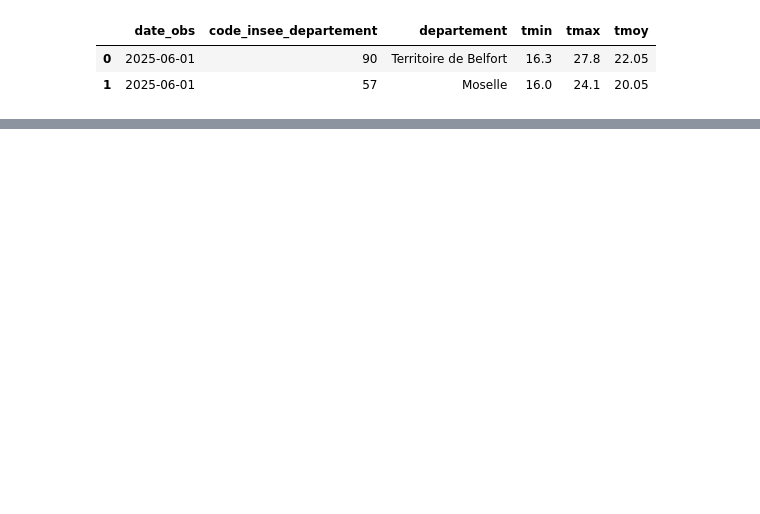
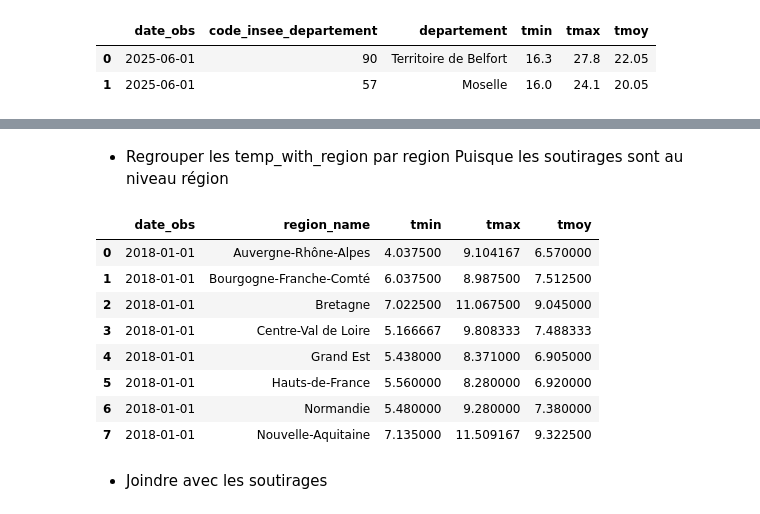
Before and after one commit to KADA-SEDODE/multi-region-energy-prediction, a Jupyter notebook: notebooks/01_exploration.ipynb, the cells around one changed output, grey strips where cells are left out. Drawn from its saved outputs; the diff is of its cells as text; code cells hidden in the pictures; blank space fills up the shorter version.

```diff
--- a/notebooks/01_exploration.ipynb
+++ b/notebooks/01_exploration.ipynb
@@ -425,0 +415,8 @@ array([nan, '11', '32', '93', '75', '84'], dtype=object)
+# %%
+# liste des departement a exlure :
+exclures = ['2A','2B']
+temperatures = temperatures[~temperatures['code_insee_departement'].isin(exclures)]
+# %%
+# Harmoniser les formats
+dpt_reg["num_dep"] = dpt_reg["num_dep"].astype(str).str.zfill(2)
+temperatures["code_insee_departement"] = temperatures["code_insee_departement"].astype(str).str.zfill(2)
@@ -425,0 +451,6 @@ array([nan, '11', '32', '93', '75', '84'], dtype=object)
+# %%
+temp_with_region = temperatures.merge(dpt_reg[["num_dep", "region_name"]]
+                                      ,left_on="code_insee_departement"
+                                      ,right_on="num_dep"
+                                      ,how="left"
+                                      )
@@ -425,0 +463,25 @@ array([nan, '11', '32', '93', '75', '84'], dtype=object)
+# %% [markdown]
+* Regrouper les temp_with_region par region
+Puisque les soutirages sont au niveau région
+# %%
+# Agréger au niveau régional
+regional_temps = (
+    temp_with_region
+    .groupby(["date_obs", "region_name"])
+    .agg({"tmin":"mean", "tmax":"mean", "tmoy":"mean"})
+    .reset_index()
+)
+# %%
+regional_temps.head(8)
+# %% [output]
+|  | date_obs | region_name | tmin | tmax | tmoy |
+| 0 | 2018-01-01 | Auvergne-Rhône-Alpes | 4.037500 | 9.104167 | 6.570000 |
+| 1 | 2018-01-01 | Bourgogne-Franche-Comté | 6.037500 | 8.987500 | 7.512500 |
+| 2 | 2018-01-01 | Bretagne | 7.022500 | 11.067500 | 9.045000 |
+| 3 | 2018-01-01 | Centre-Val de Loire | 5.166667 | 9.808333 | 7.488333 |
+| 4 | 2018-01-01 | Grand Est | 5.438000 | 8.371000 | 6.905000 |
+| 5 | 2018-01-01 | Hauts-de-France | 5.560000 | 8.280000 | 6.920000 |
+| 6 | 2018-01-01 | Normandie | 5.480000 | 9.280000 | 7.380000 |
+| 7 | 2018-01-01 | Nouvelle-Aquitaine | 7.135000 | 11.509167 | 9.322500 |
+# %% [markdown]
+* Joindre avec les soutirages
```
Also changed, not shown: parts of 27 cells of this notebook.
